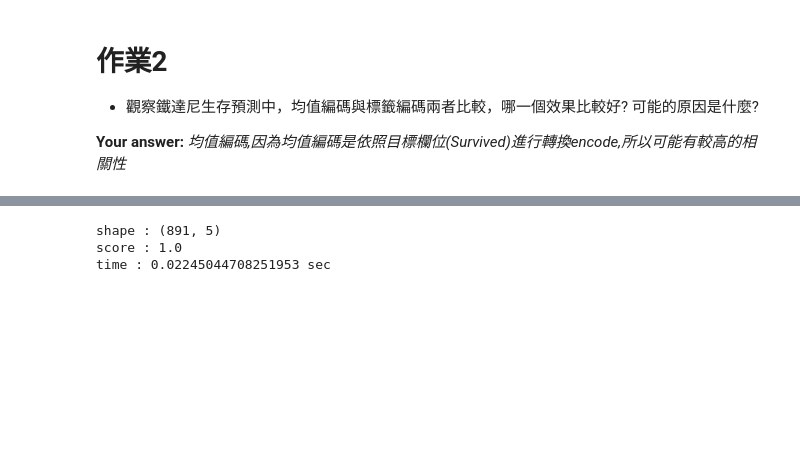
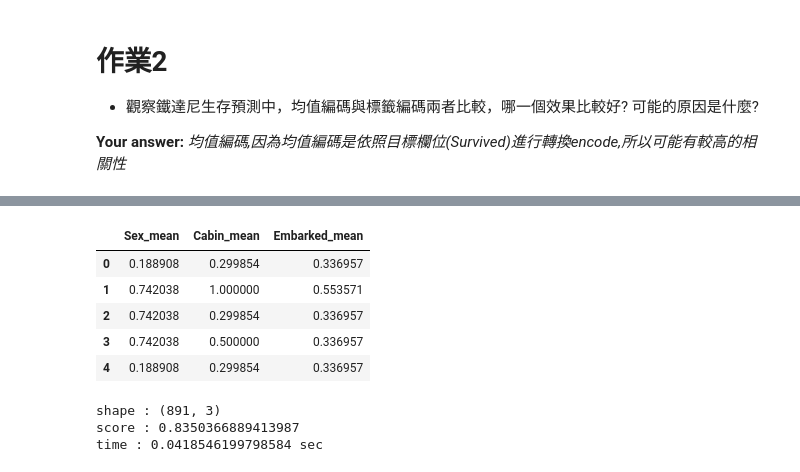
Before and after one commit to yan-roo/2nd-ML100Days, a Jupyter notebook: homework/Day_023_HW.ipynb, the cells around one changed output, grey strips where cells are left out. Drawn from its saved outputs; the diff is of its cells as text; code cells hidden in the pictures; blank space fills up the shorter version.

```diff
--- a/homework/Day_023_HW.ipynb
+++ b/homework/Day_023_HW.ipynb
@@ -309,27 +326,34 @@ mean_df
 # %%
 # 均值編碼 + 邏輯斯迴歸
 data = pd.concat([df[:train_num], train_Y], axis=1)
 for c in df.columns:
     mean_df = data.groupby([c])['Survived'].mean().reset_index()
     mean_df.columns = [c, '{col}_mean'.format(col=c)]
     data = pd.merge(data, mean_df, on=c, how='left')
     data = data.drop([c], axis=1)
 
-data = data.drop(['Survived'], axis=1)
+data = data.drop(['Survived', 'Name_mean', 'Ticket_mean'], axis=1)
+display(data.head())
 train_X = data[:train_num]
 estimator = LogisticRegression()
 start = time.time()
 
 mean_log_shape = train_X.shape
-mean_log_score = cross_val_score(estimator, train_X, train_Y, cv=5).mean()
+mean_log_score = cross_val_score(estimator, data, train_Y, cv=5).mean()
 mean_log_time = time.time() - start
 print("shape : {s}".format(s=mean_log_shape))
 print("score : {s}".format(s=mean_log_score))
 print("time : {t} sec".format(t=mean_log_time))
 # %% [output]
+|  | Sex_mean | Cabin_mean | Embarked_mean |
+| 0 | 0.188908 | 0.299854 | 0.336957 |
+| 1 | 0.742038 | 1.000000 | 0.553571 |
+| 2 | 0.742038 | 0.299854 | 0.336957 |
+| 3 | 0.742038 | 0.500000 | 0.336957 |
+| 4 | 0.188908 | 0.299854 | 0.336957 |
-shape : (891, 5)
-score : 1.0
-time : 0.02245044708251953 sec
+shape : (891, 3)
+score : 0.8350366889413987
+time : 0.0418546199798584 sec
 # %%
 temp = {'Method':['LabelEncoder & LogisticRegression', 'MeanEncoder & LogisticRegression'],
        'Shape(features)':[label_log_shape[1], mean_log_shape[1]],
```
Also changed, not shown: parts of 9 cells of this notebook.
